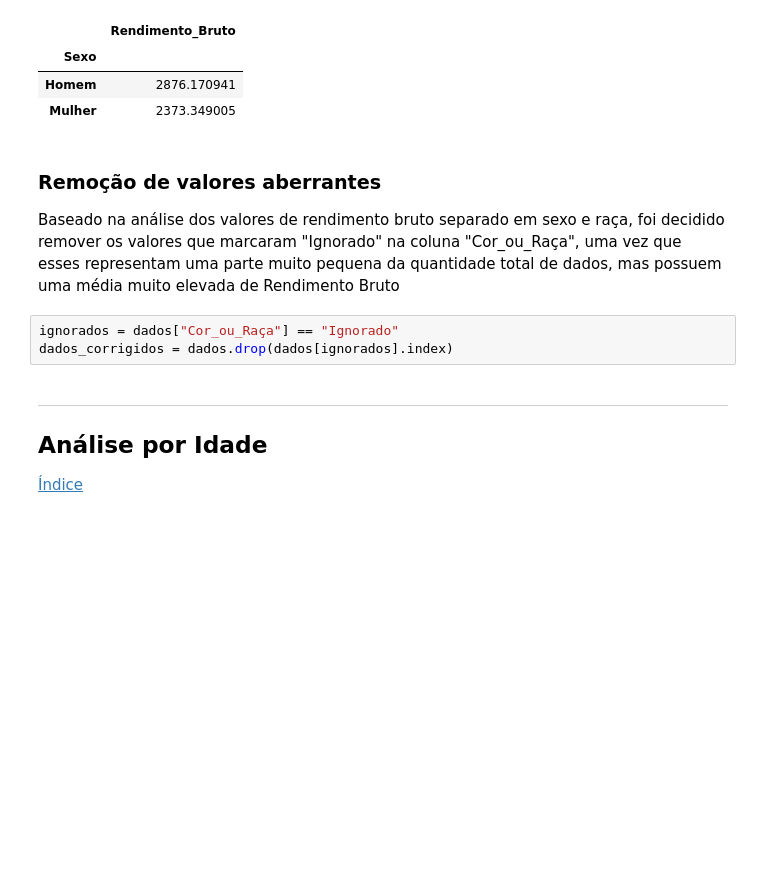
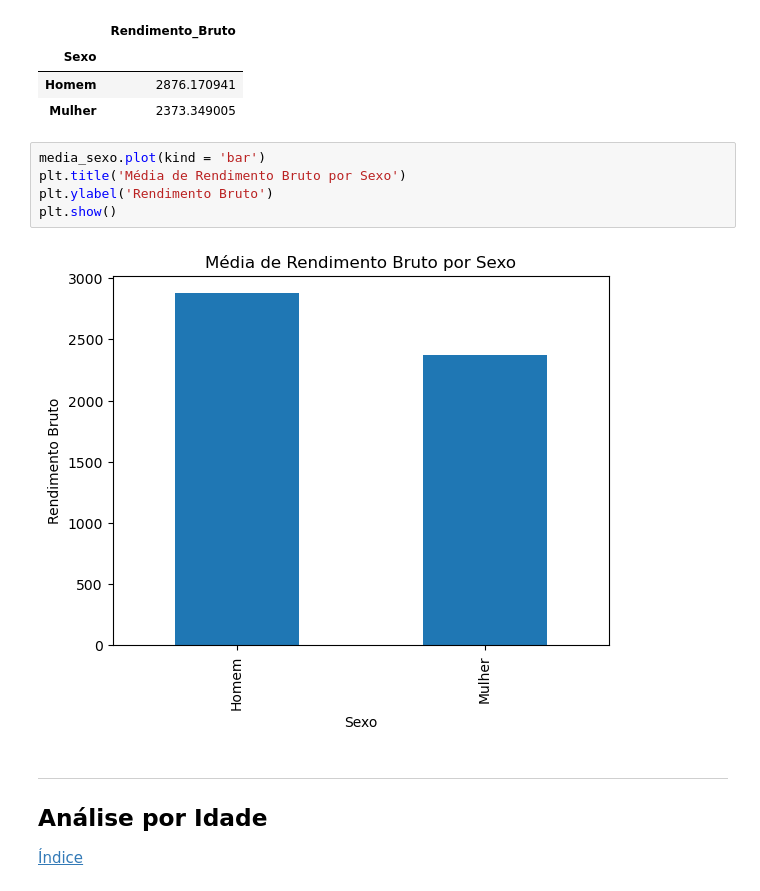
Before and after one commit to jlbrasileiro/Projeto-3---Ci-ncia-dos-Dados---2024.2, a Jupyter notebook: analise_exploratoria.ipynb, the cells around one changed output. Drawn from its saved outputs; the diff is of its cells as text; blank space fills up the shorter version.

```diff
--- a/analise_exploratoria.ipynb
+++ b/analise_exploratoria.ipynb
@@ -229,13 +256,13 @@ media_sexo.to_frame()
 | Sexo |  |
 | Homem | 2876.170941 |
 | Mulher | 2373.349005 |
-# %% [markdown]
-### Remoção de valores aberrantes
-
-Baseado na análise dos valores de rendimento bruto separado em sexo e raça, foi decidido remover os valores que marcaram "Ignorado" na coluna "Cor_ou_Raça", uma vez que esses representam uma parte muito pequena da quantidade total de dados, mas possuem uma média muito elevada de Rendimento Bruto
-# %%
-ignorados = dados["Cor_ou_Raça"] == "Ignorado"
-dados_corrigidos = dados.drop(dados[ignorados].index)
+# %%
+media_sexo.plot(kind = 'bar')
+plt.title('Média de Rendimento Bruto por Sexo')
+plt.ylabel('Rendimento Bruto')
+plt.show()
+# %% [output]
+[figure, added]
 # %% [markdown]
 ___
 <div id="idade"></div>
```
Also changed, not shown: parts of 9 cells of this notebook.
